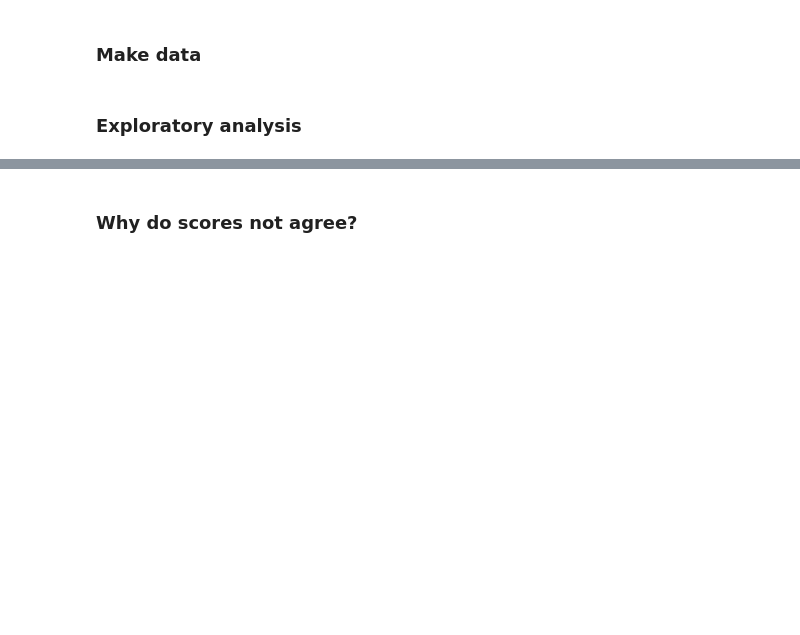
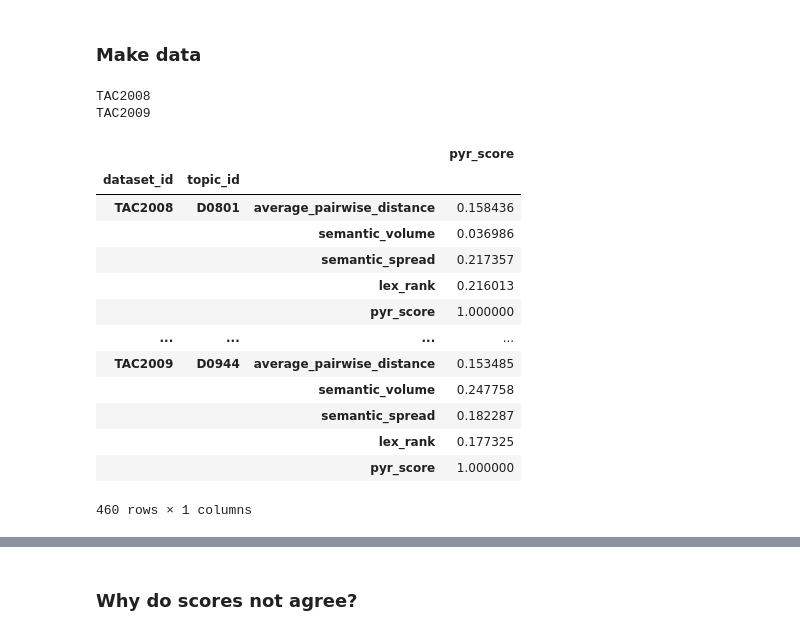
Before and after one commit to korunosk/geometry-of-text-summarization, a Jupyter notebook: main.ipynb, the cells around one changed output, grey strips where cells are left out. Saved outputs shown, nothing was run; the diff lists cells and outputs as text; code cells hidden in the pictures; blank space fills up the shorter version.

```diff
--- a/main.ipynb
+++ b/main.ipynb
@@ -147,24 +132,45 @@ plt.show()
 # %%
 data = []
 
-for topic_id, topic in tac_encoded.items():
-    document_embs, summary_embs, indices, pyr_scores, summary_ids = extract(topic)
+for dataset_id in DATASETS:
+    print(dataset_id)
+    for topic_id in TOPICS[dataset_id]:
+        document_embs, summary_embs, indices, pyr_scores, summary_ids = load_and_extract_topic(os.path.join(EMBEDDINGS_DIR, dataset_id), topic_id)
+        document_embs = np.array(document_embs)
 
-    document_pts, summary_pts = project_pca(np.concatenate((document_embs, summary_embs)), document_embs.shape[0])
-    lr_scores = degree_centrality_scores(cdist(document_embs, document_embs, metric='cosine'))
+        document_pts, summary_pts = project_pca(np.concatenate((document_embs, summary_embs)), document_embs.shape[0])
+        lr_scores = degree_centrality_scores(cdist(document_embs, document_embs, metric='cosine'))
 
-    for p,i in enumerate(indices):
-        data.append({
-            'topic_id': topic_id,
-            'summ_id': summary_ids[p],
-            'num_summ_sents': str(i[1]-i[0]),
-            'red_1': average_pairwise_distance(summary_embs[i[0]:i[1]]),
-            'red_2': semantic_volume(summary_pts[i[0]:i[1]]),
-            'red_3': semantic_spread(summary_embs[i[0]:i[1]]),
-            'rel_1': lex_rank(document_embs, summary_embs[i[0]:i[1]], lr_scores),
-            'pyr': pyr_scores[p]
-        })
+        for p,i in enumerate(indices):
+            data.append({
+                'dataset_id': dataset_id,
+                'topic_id': topic_id,
+                'summ_id': summary_ids[p],
+                'average_pairwise_distance': average_pairwise_distance(np.array(summary_embs[i[0]:i[1]])),
+                'semantic_volume': semantic_volume(np.array(summary_pts[i[0]:i[1]])),
+                'semantic_spread': semantic_spread(np.array(summary_embs[i[0]:i[1]])),
+                'lex_rank': lex_rank(document_embs, np.array(summary_embs[i[0]:i[1]]), lr_scores),
+                'pyr_score': pyr_scores[p]
+            })
 
 df = pd.DataFrame(data)
+# %% [output]
+TAC2008
+TAC2009
-# %% [markdown]
-### Exploratory analysis
+# %%
+df.groupby(['dataset_id', 'topic_id']).corr(method='kendall')[['pyr_score']]
+# %% [output]
+|  |  |  | pyr_score |
+| dataset_id | topic_id |  |  |
+| TAC2008 | D0801 | average_pairwise_distance | 0.158436 |
+|  |  | semantic_volume | 0.036986 |
+|  |  | semantic_spread | 0.217357 |
+|  |  | lex_rank | 0.216013 |
+|  |  | pyr_score | 1.000000 |
+| ... | ... | ... | ... |
+| TAC2009 | D0944 | average_pairwise_distance | 0.153485 |
+|  |  | semantic_volume | 0.247758 |
+|  |  | semantic_spread | 0.182287 |
+|  |  | lex_rank | 0.177325 |
+|  |  | pyr_score | 1.000000 |
+460 rows × 1 columns
```
Also changed, not shown: parts of 33 cells of this notebook.
